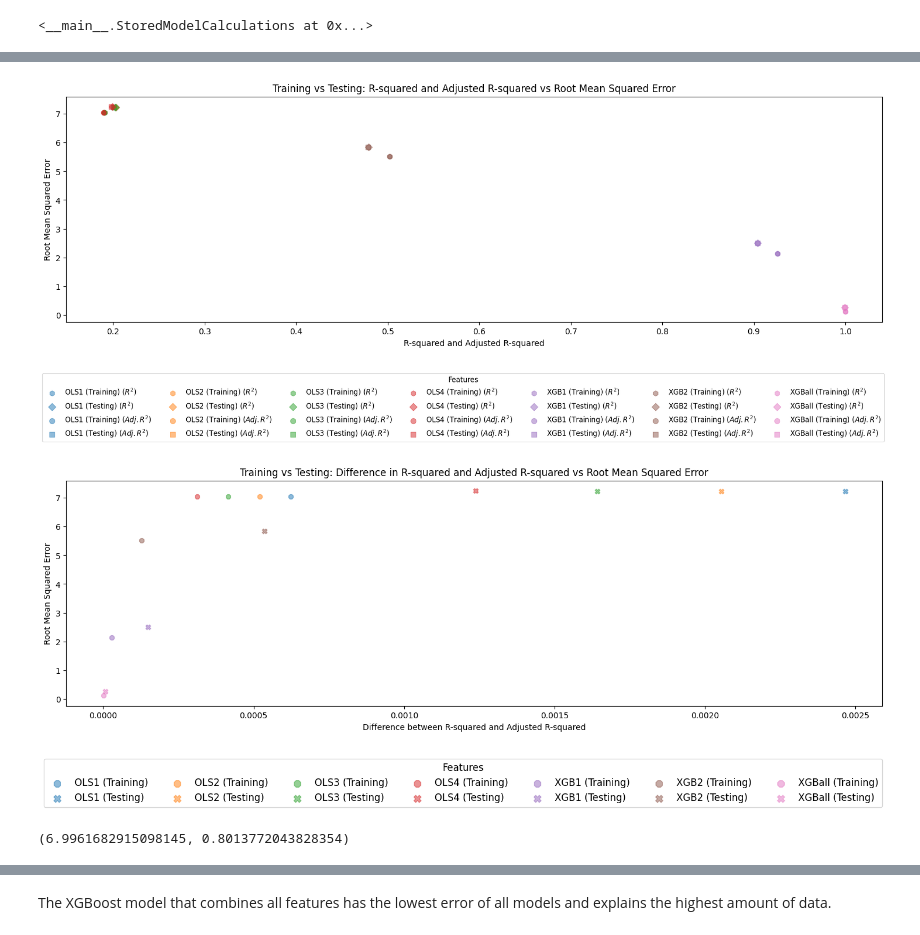
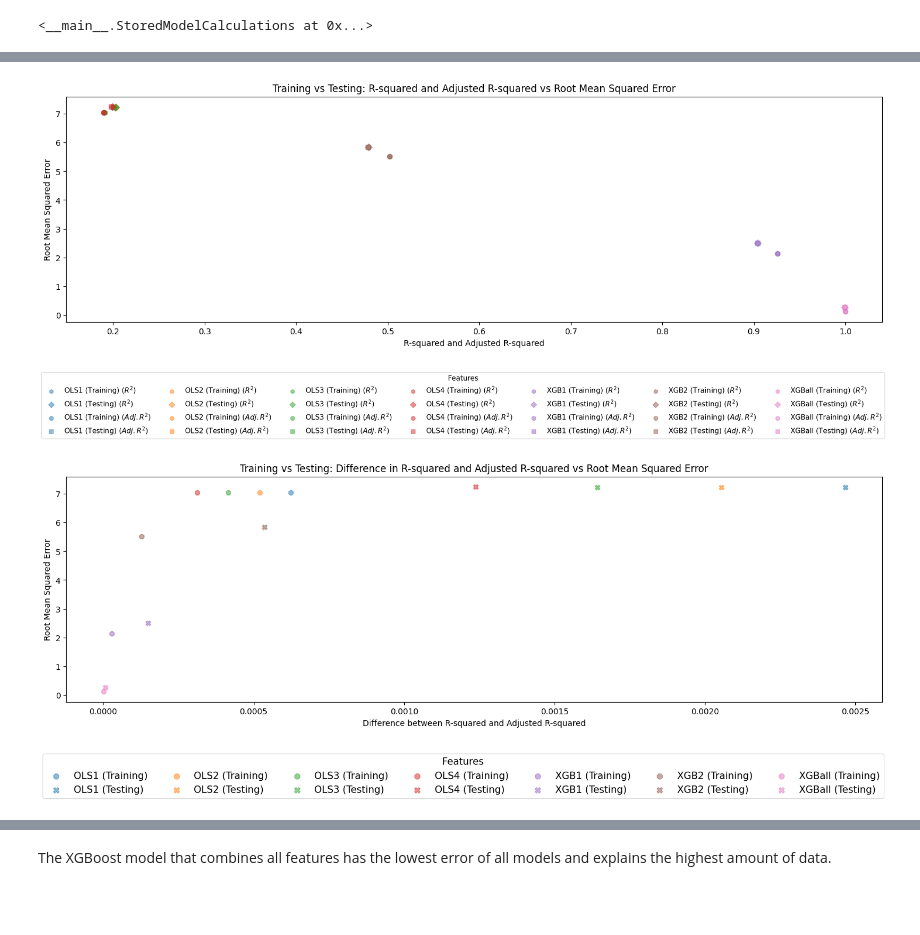
Before and after one commit to kdhahmo/Statistical-Modelling-Project, a Jupyter notebook: Revised-Approach/notebooks/model_building.ipynb, the cells around one changed output, grey strips where cells are left out. Cells and saved outputs as stored; diff of their text form; code cells hidden in the pictures; blank space fills up the shorter version.

Commit message:
updated function for graphs comparing model error and model explanation of data to have more control over legend font sizing if desired.

```diff
--- a/Revised-Approach/notebooks/model_building.ipynb
+++ b/Revised-Approach/notebooks/model_building.ipynb
@@ -2700,7 +2700,7 @@ ResultsStore.GetResults()
   'testModelRMSE': 7.2464911551038576}]
 # %%
 # comparing error amounts across models
-def GraphCalcs(CalcsList, ComparisonCol, ComparisonLegendFigSizeY, DifferenceCol, DifferenceLegendFigSizeY, AnnotateOLS=True):
+def GraphCalcs(CalcsList, ComparisonCol, ComparisonLegendFigSizeY, DifferenceCol, DifferenceLegendFigSizeY, AnnotateOLS=True, CompTitle='large', CompText='large', DiffTitle='large', DiffText='large'):
     '''
     Takes the list of model calculations and graphs them in comparison to each other.
 
@@ -2711,6 +2711,10 @@ def GraphCalcs(CalcsList, ComparisonCol, ComparisonLegendFigSizeY, DifferenceCol
         DifferenceCol (int): the number of columns in the legend for the graph comparing the difference between R-squared and Adjusted R-squared.
         DifferenceLegendFigSizeY (float): the y distance of the figure holding the legend for the graph comparing the difference between R-squared and Adjusted R-squared.
         AnnotateOLS (bool): defaults to True. Used to determine if OLS models are annotated.
+        CompTitle (str or float): size of legend title for the graph comparing R-squared and Adjusted R-squared. use values accepted by title_fontsize.
+        CompText (str or float): size of legend text for the graph comparing R-squared and Adjusted R-squared. use values accepted by fontsize.
+        DiffTitle (str or float): size of legend title for the graph comparing the difference between R-squared and Adjusted R-squared. use values accepted by title_fontsize.
+        DiffText (str or float): size of legend text for the graph comparing the difference between R-squared and Adjusted R-squared. use values accepted by fontsize.
 
     Returns:
         2 graphs in separate figures with the Root Mean Squared Error of the model on the y axis. The graphs display both training and testing calculations. The graphs each have a legend in a separate figure directly below.
@@ -2852,9 +2856,9 @@ def GraphCalcs(CalcsList, ComparisonCol, ComparisonLegendFigSizeY, DifferenceCol
 
     legendAx.legend(handles, labels
                , loc='center'
-               , fontsize='large'
+               , title_fontsize=CompTitle
+               , fontsize=CompText
                , title='Features'
-               , title_fontsize='large'
                , markerscale=1.5
                , ncol=ComparisonCol
                , frameon=True)
@@ -2910,9 +2914,9 @@ def GraphCalcs(CalcsList, ComparisonCol, ComparisonLegendFigSizeY, DifferenceCol
 
     legendAx2.legend(handles, labels
                , loc='center'
-               , fontsize='large'
+               , title_fontsize=DiffTitle
+               , fontsize=DiffText
                , title='Features'
-               , title_fontsize='large'
                , markerscale=1.5
                , ncol=DifferenceCol
                , frameon=True)
@@ -3716,13 +3720,9 @@ ResultsStore.GetResults()
   'testModelRMSE': 0.2503228635940431}]
 # %%
 # visually comparing the Ordinary Least Square Regression and eXtreme Gradient Boosting models' error amounts with the Adjusted R-squared
-GraphCalcs(ResultsStore.GetResults(), 7, 2, 7, 1, False)
+GraphCalcs(ResultsStore.GetResults(), 7, 2.5, 7, 1, False, CompTitle=15, CompText=15, DiffTitle=15, DiffText=15)
 # %% [output]
 [figure]
-[figure, old version]
+[figure, new version]
 [figure]
-[figure, old version]
+[figure, new version]
-# %%
-RMSEdifference2, ADJR2difference2
-# %% [output]
-(6.9961682915098145, 0.8013772043828354)
```
Also changed, not shown: parts of 3 cells of this notebook.
